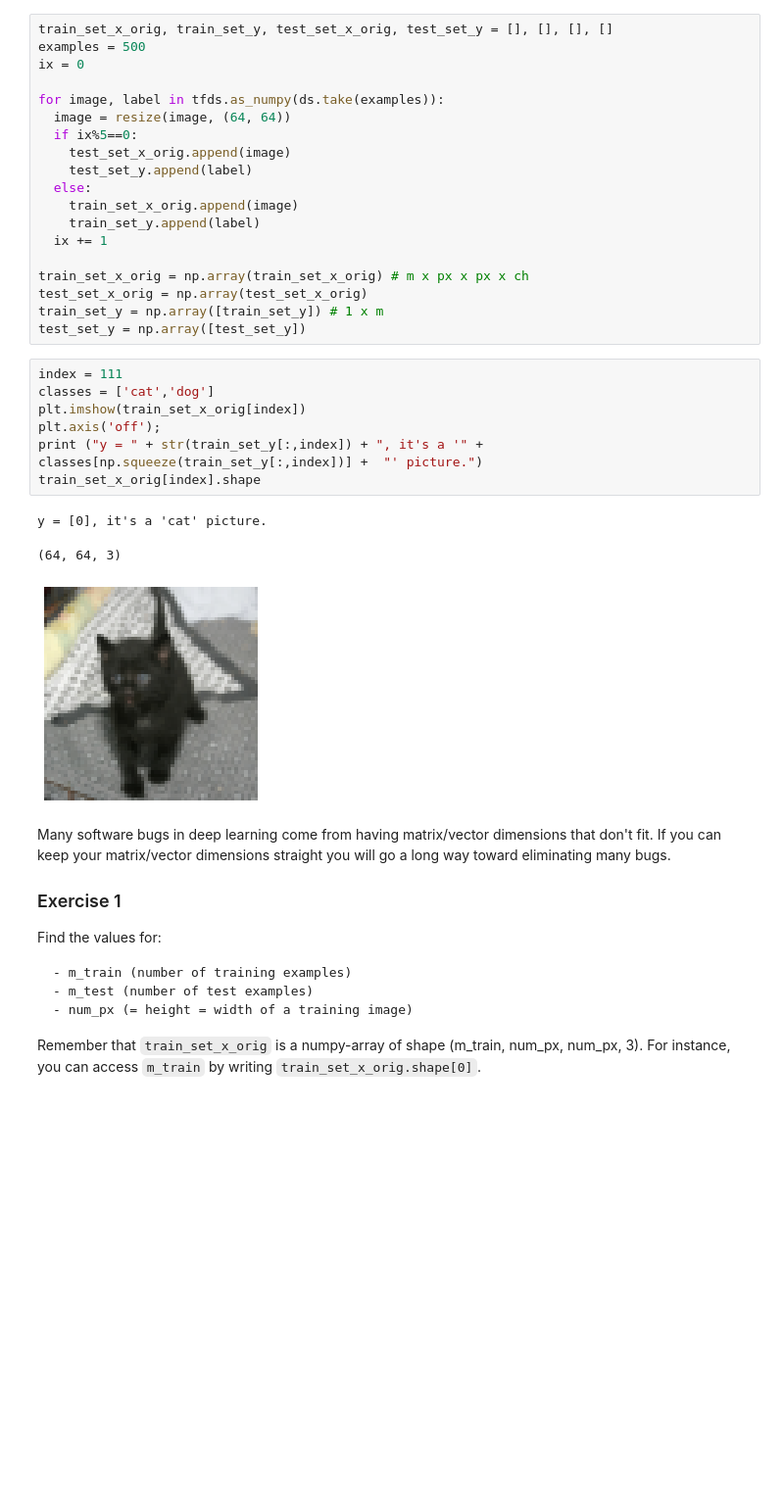
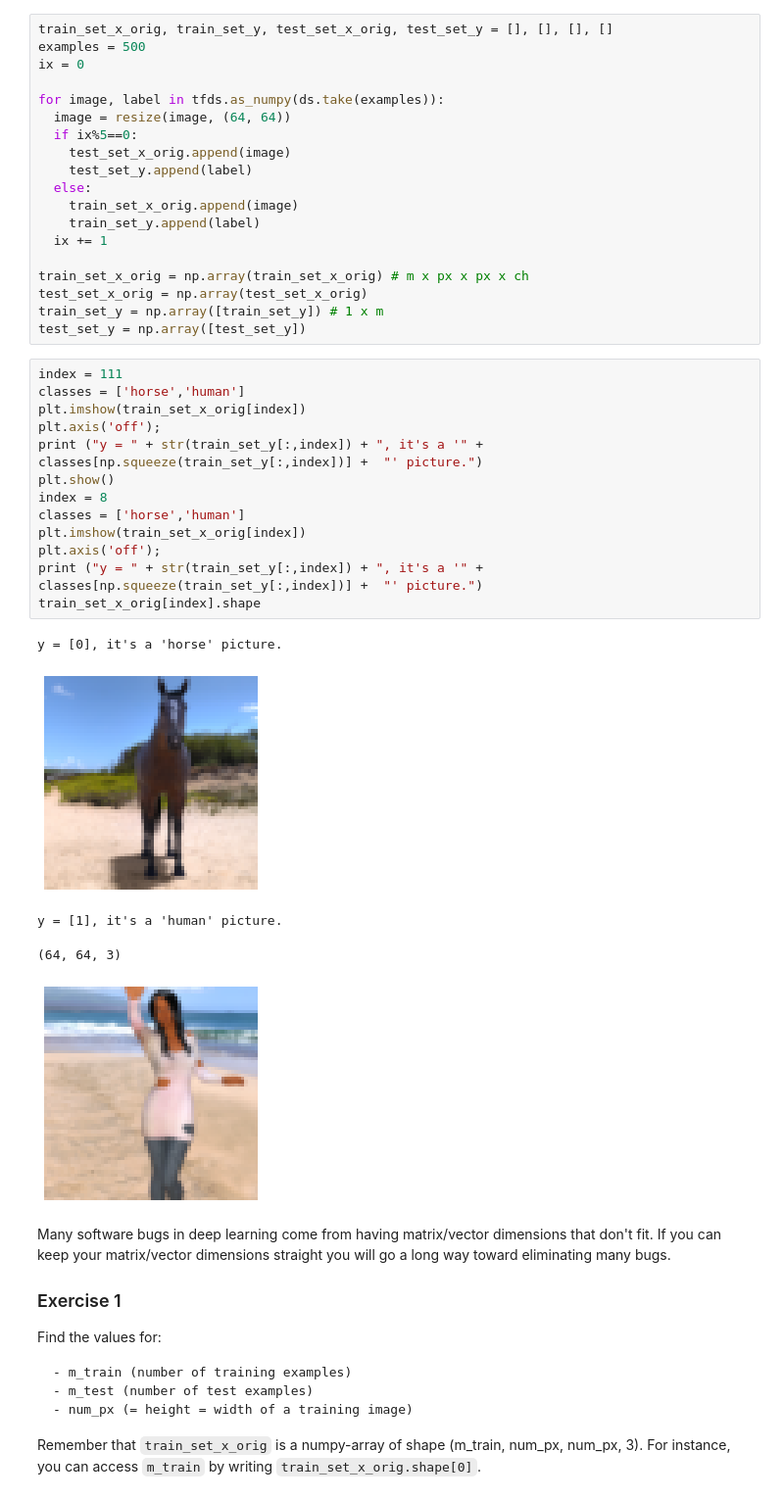
Before and after one commit to konstanzer/deep-learning, a Jupyter notebook: notebooks/coursera_nn.ipynb, the cells around one changed output. Shown: that part at 98% size. Drawn from its saved outputs; the diff is of its cells as text; blank space fills up the shorter version.

```diff
--- a/notebooks/coursera_nn.ipynb
+++ b/notebooks/coursera_nn.ipynb
@@ -82,15 +75,23 @@ train_set_y = np.array([train_set_y]) # 1 x m
 test_set_y = np.array([test_set_y])
 # %%
 index = 111
-classes = ['cat','dog']
+classes = ['horse','human']
+plt.imshow(train_set_x_orig[index])
+plt.axis('off');
+print ("y = " + str(train_set_y[:,index]) + ", it's a '" + classes[np.squeeze(train_set_y[:,index])] +  "' picture.")
+plt.show()
+index = 8
+classes = ['horse','human']
 plt.imshow(train_set_x_orig[index])
 plt.axis('off');
 print ("y = " + str(train_set_y[:,index]) + ", it's a '" + classes[np.squeeze(train_set_y[:,index])] +  "' picture.")
 train_set_x_orig[index].shape
 # %% [output]
-y = [0], it's a 'cat' picture.
+y = [0], it's a 'horse' picture.
+[figure, new version]
-(64, 64, 3)
+y = [1], it's a 'human' picture.
-[figure, old version]
+(64, 64, 3)
+[figure, added]
 # %% [markdown]
 Many software bugs in deep learning come from having matrix/vector dimensions that don't fit. If you can keep your matrix/vector dimensions straight you will go a long way toward eliminating many bugs.
 
```
Also changed, not shown: parts of 10 cells of this notebook, 2 other files.
